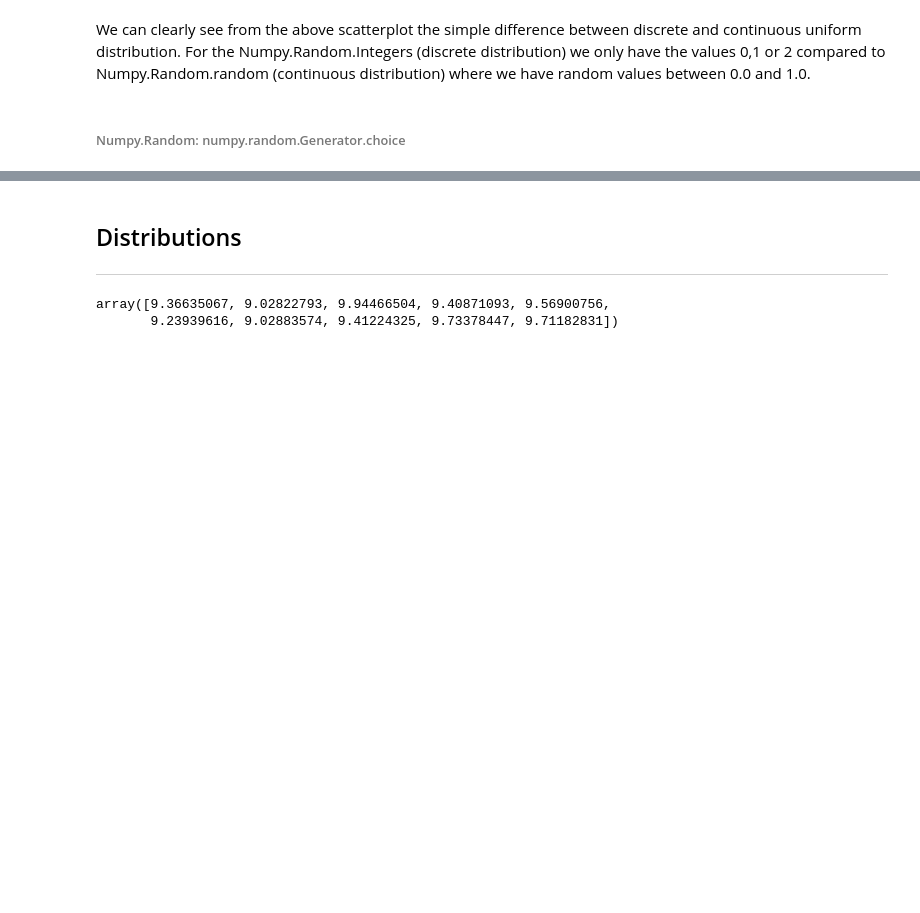
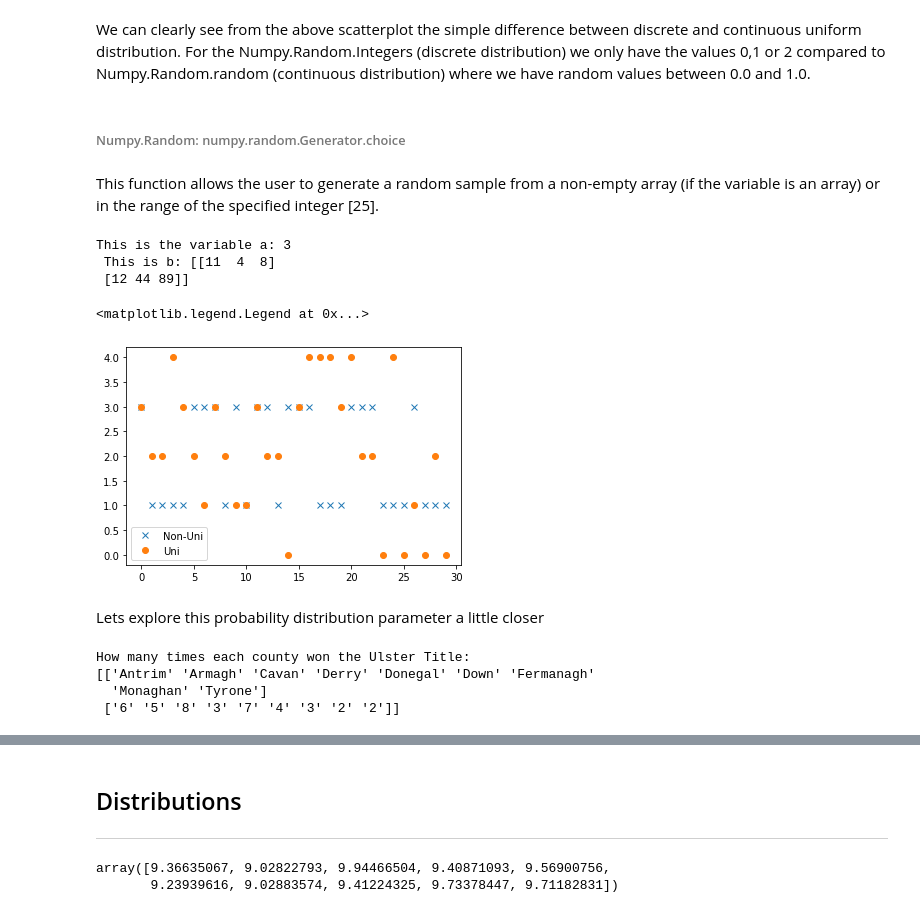
Before and after one commit to conor-mccaffrey/numpy_random, a Jupyter notebook: numpy_random.ipynb, the cells around one changed output, grey strips where cells are left out. Saved outputs shown, nothing was run; the diff lists cells and outputs as text; code cells hidden in the pictures; blank space fills up the shorter version.

```diff
--- a/numpy_random.ipynb
+++ b/numpy_random.ipynb
@@ -185,3 +185,44 @@ plt.legend()
 We can clearly see from the above scatterplot the simple difference between discrete and continuous uniform distribution. For the Numpy.Random.Integers (discrete distribution) we only have the values 0,1 or 2 compared to Numpy.Random.random (continuous distribution) where we have random values between 0.0 and 1.0.
 # %% [markdown]
 ###### Numpy.Random: numpy.random.Generator.choice
+# %% [markdown]
+This function allows the user to generate a random sample from a non-empty array (if the variable is an array) or in the range of the specified integer [25].
+# %%
+# Initial investigations into choice method
+rng = np.random.default_rng()
+a =  rng.choice(5) # generate a random integer
+# Select 2 random arrays from list with replace set to False to avoid selecting same
+b = rng.choice(([11, 4, 8], [7, 4, 9], [1, 2, 9], [12,44,89]), 2 ,replace = False)
+print('This is the variable a:' , a, '\n This is b:' ,b)
+# %% [output]
+This is the variable a: 3
+ This is b: [[11  4  8]
+ [12 44 89]]
+# %%
+# Investigation into p parameter in choice method for distribution
+# We will see a non-uniform distribution in a1 due to setting probabilities
+a1 = rng.choice(5, 30, p=[0.0, 0.5, 0.0, 0.5, 0])  # adapted from reference 25
+b1 = rng.choice(5, 30)
+
+plt.plot(a1, 'x', label='Non-Uni')
+plt.plot(b1, 'o', label='Uni')
+plt.legend()
+# %% [output]
+<matplotlib.legend.Legend at 0x...>
+[figure, added]
+# %% [markdown]
+Lets explore this probability distribution parameter a little closer
+# %%
+# Generate a list of counties in Ulster who can win the Ulster Title for the next 40 years
+counties = ['Cavan','Fermanagh','Monaghan','Tyrone','Donegal','Down','Antrim','Armagh','Derry']
+ulsterTitle = rng.choice(counties, 40, p=[0.2, 0.1, 0.1, 0.1, 0.1, 0.1, 0.1, 0.1, 0.1], replace=True)
+
+# Return in numerical format how many times each county wins the title
+unique_elements, counts_elements = np.unique(ulsterTitle, return_counts=True)
+print("How many times each county won the Ulster Title:") # adapted from reference 26
+print(np.asarray((unique_elements, counts_elements))) # return as an array [27]
+# %% [output]
+How many times each county won the Ulster Title:
+[['Antrim' 'Armagh' 'Cavan' 'Derry' 'Donegal' 'Down' 'Fermanagh'
+  'Monaghan' 'Tyrone']
+ ['6' '5' '8' '3' '7' '4' '3' '2' '2']]
```
Also changed, not shown: parts of 1 cell of this notebook, 2 other files.
